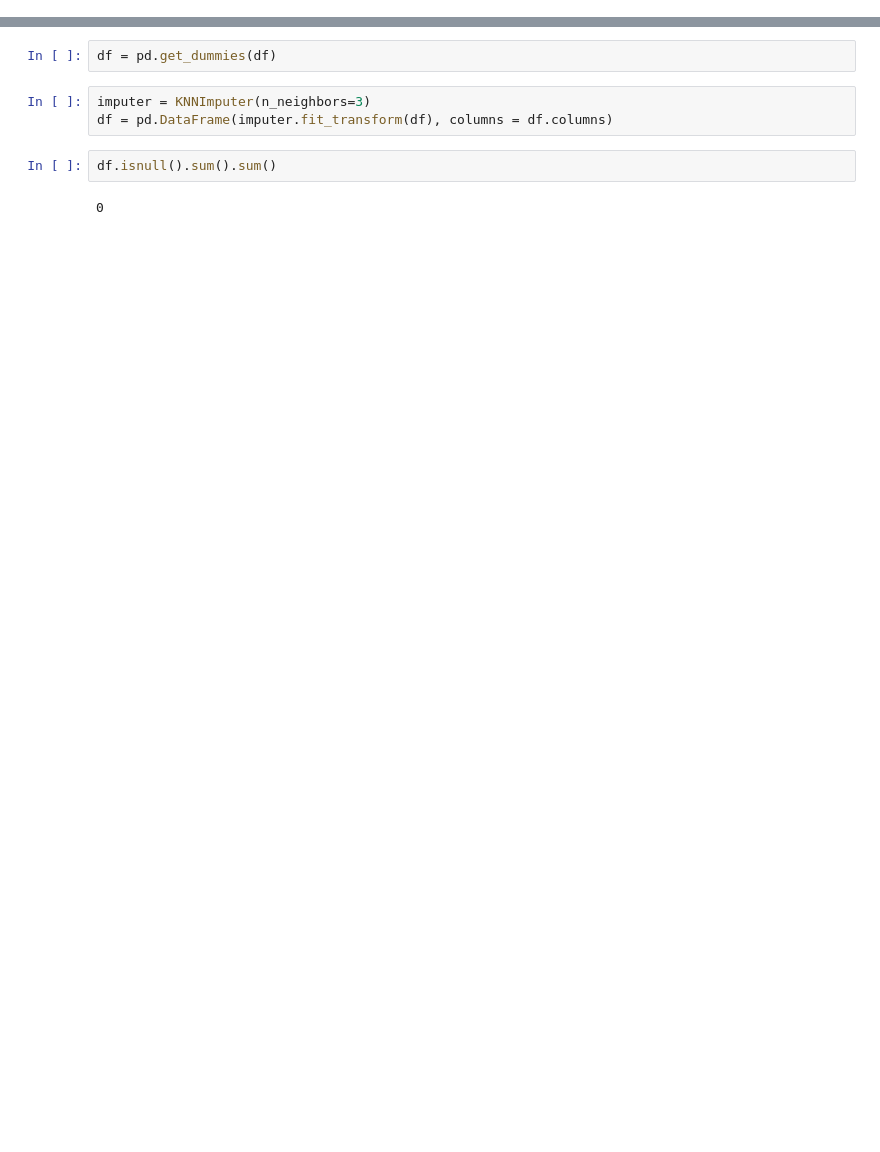
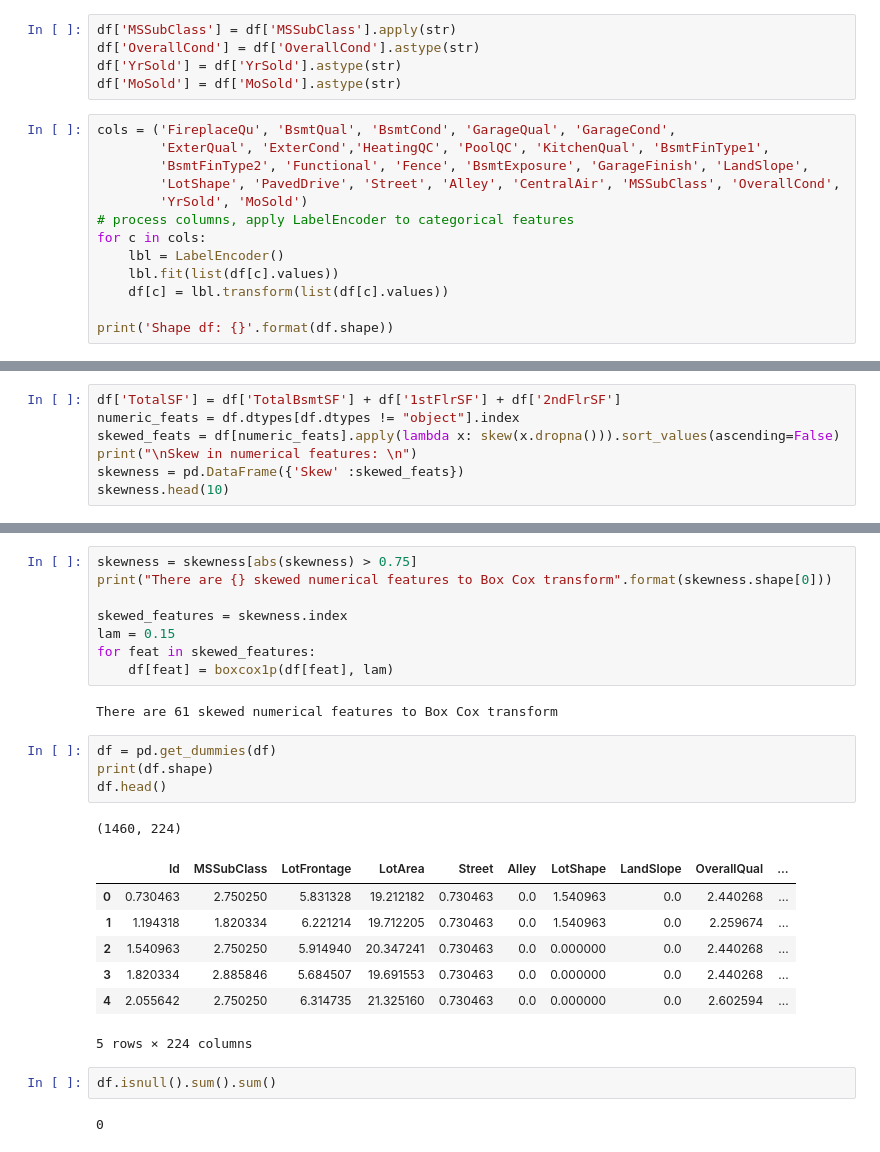
Before and after one commit to younesabdolmalaky/home-price, a Jupyter notebook: Home_Price.ipynb, the cells around one changed output, grey strips where cells are left out. Saved outputs shown, nothing was run; the diff lists cells and outputs as text; blank space fills up the shorter version.

```diff
--- a/Home_Price.ipynb
+++ b/Home_Price.ipynb
@@ -95,0 +84,18 @@ df = df.dropna(subset = categorical_cols)
+# %%
+df['MSSubClass'] = df['MSSubClass'].apply(str)
+df['OverallCond'] = df['OverallCond'].astype(str)
+df['YrSold'] = df['YrSold'].astype(str)
+df['MoSold'] = df['MoSold'].astype(str)
+# %%
+cols = ('FireplaceQu', 'BsmtQual', 'BsmtCond', 'GarageQual', 'GarageCond',
+        'ExterQual', 'ExterCond','HeatingQC', 'PoolQC', 'KitchenQual', 'BsmtFinType1',
+        'BsmtFinType2', 'Functional', 'Fence', 'BsmtExposure', 'GarageFinish', 'LandSlope',
+        'LotShape', 'PavedDrive', 'Street', 'Alley', 'CentralAir', 'MSSubClass', 'OverallCond',
+        'YrSold', 'MoSold')
+# process columns, apply LabelEncoder to categorical features
+for c in cols:
+    lbl = LabelEncoder()
+    lbl.fit(list(df[c].values))
+    df[c] = lbl.transform(list(df[c].values))
+
+print('Shape df: {}'.format(df.shape))
@@ -95,0 +104,7 @@ df = df.dropna(subset = categorical_cols)
+# %%
+df['TotalSF'] = df['TotalBsmtSF'] + df['1stFlrSF'] + df['2ndFlrSF']
+numeric_feats = df.dtypes[df.dtypes != "object"].index
+skewed_feats = df[numeric_feats].apply(lambda x: skew(x.dropna())).sort_values(ascending=False)
+print("\nSkew in numerical features: \n")
+skewness = pd.DataFrame({'Skew' :skewed_feats})
+skewness.head(10)
@@ -96,8 +124,26 @@ df = df.dropna(subset = categorical_cols)
+# %%
+skewness = skewness[abs(skewness) > 0.75]
+print("There are {} skewed numerical features to Box Cox transform".format(skewness.shape[0]))
+
+skewed_features = skewness.index
+lam = 0.15
+for feat in skewed_features:
+    df[feat] = boxcox1p(df[feat], lam)
+# %% [output]
+There are 61 skewed numerical features to Box Cox transform
 # %%
 df = pd.get_dummies(df)
+print(df.shape)
+df.head()
+# %% [output]
+(1460, 224)
+|  | Id | MSSubClass | LotFrontage | LotArea | Street | Alley | LotShape | LandSlope | OverallQual | ... |
+| 0 | 0.730463 | 2.750250 | 5.831328 | 19.212182 | 0.730463 | 0.0 | 1.540963 | 0.0 | 2.440268 | ... |
+| 1 | 1.194318 | 1.820334 | 6.221214 | 19.712205 | 0.730463 | 0.0 | 1.540963 | 0.0 | 2.259674 | ... |
+| 2 | 1.540963 | 2.750250 | 5.914940 | 20.347241 | 0.730463 | 0.0 | 0.000000 | 0.0 | 2.440268 | ... |
+| 3 | 1.820334 | 2.885846 | 5.684507 | 19.691553 | 0.730463 | 0.0 | 0.000000 | 0.0 | 2.440268 | ... |
+| 4 | 2.055642 | 2.750250 | 6.314735 | 21.325160 | 0.730463 | 0.0 | 0.000000 | 0.0 | 2.602594 | ... |
+5 rows × 224 columns
-# %%
-imputer = KNNImputer(n_neighbors=3)
-df = pd.DataFrame(imputer.fit_transform(df), columns = df.columns)
 # %%
 df.isnull().sum().sum()
 # %% [output]
```
Also changed, not shown: parts of 26 cells of this notebook.
